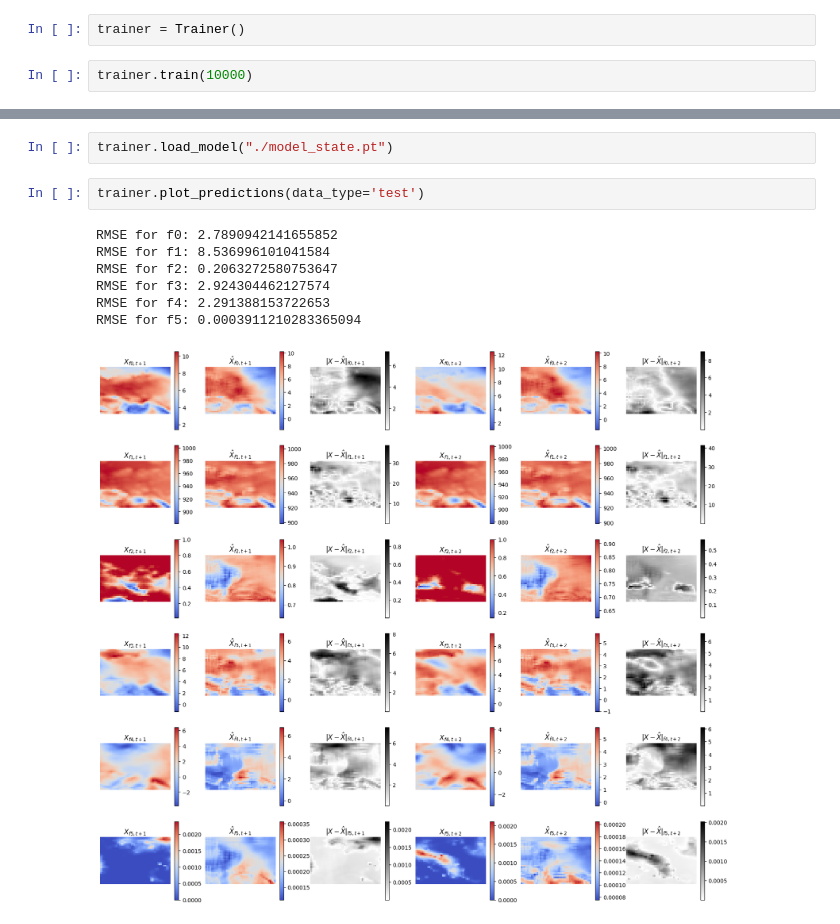
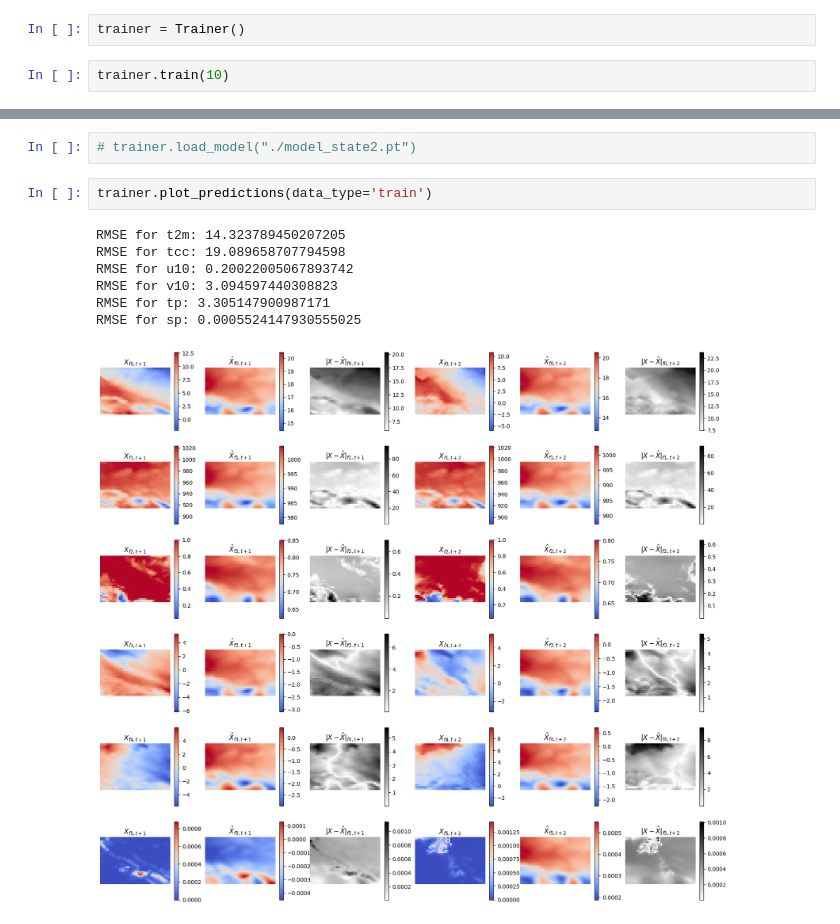
Before and after one commit to iwamaciek/stwp, a Jupyter notebook: demos/cnn-demo-trainer.ipynb, the cells around one changed output, grey strips where cells are left out. Cells and saved outputs as stored; diff of their text form.

Commit message:
[#17] Update trainer to follow common convention

```diff
--- a/demos/cnn-demo-trainer.ipynb
+++ b/demos/cnn-demo-trainer.ipynb
@@ -6,5 +6,5 @@ from baselines.cnn.trainer import Trainer
 # %%
 trainer = Trainer()
 # %%
-trainer.train(10000)
+trainer.train(10)
 # %% [output]
@@ -29,12 +29,12 @@ KeyboardInterrupt:
-# %%
-trainer.load_model("./model_state.pt")
+# %%
+# trainer.load_model("./model_state2.pt")
 # %%
-trainer.plot_predictions(data_type='test')
+trainer.plot_predictions(data_type='train')
 # %% [output]
-RMSE for f0: 2.7890942141655852
-RMSE for f1: 8.536996101041584
-RMSE for f2: 0.2063272580753647
-RMSE for f3: 2.924304462127574
-RMSE for f4: 2.291388153722653
-RMSE for f5: 0.0003911210283365094
+RMSE for t2m: 14.323789450207205
+RMSE for tcc: 19.089658707794598
+RMSE for u10: 0.20022005067893742
+RMSE for v10: 3.094597440308823
+RMSE for tp: 3.305147900987171
+RMSE for sp: 0.0005524147930555025
-[figure, old version]
+[figure, new version]
```
Also changed, not shown: parts of 2 cells of this notebook, 9 other files.
